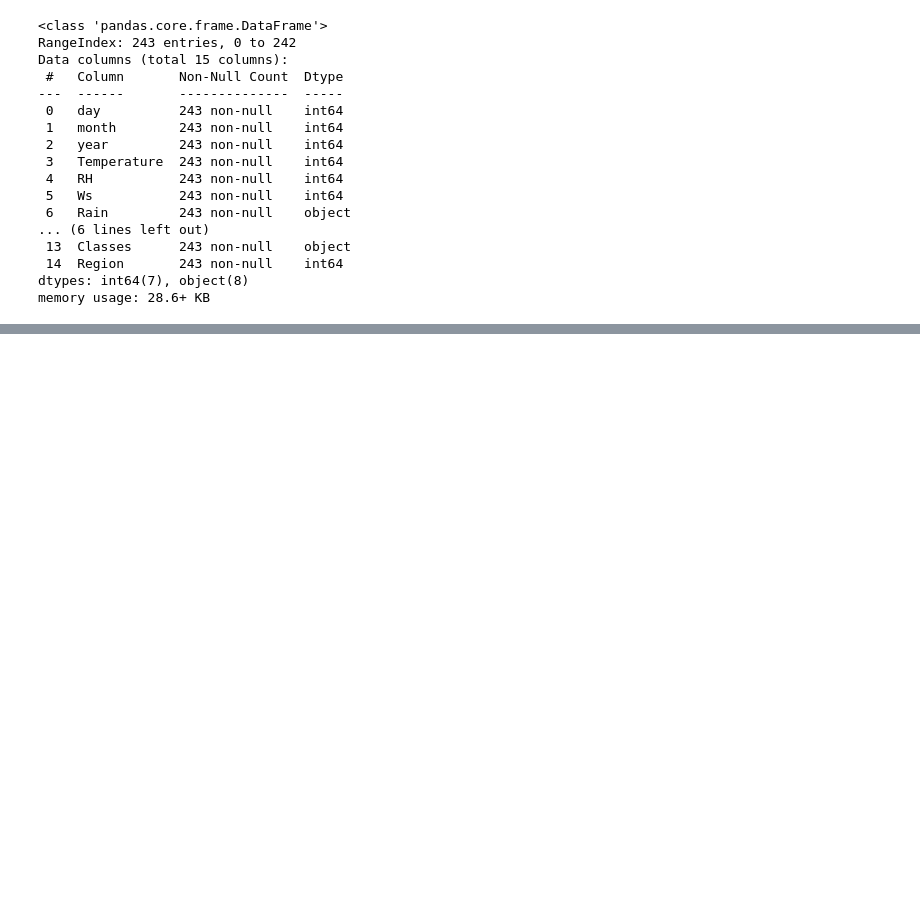
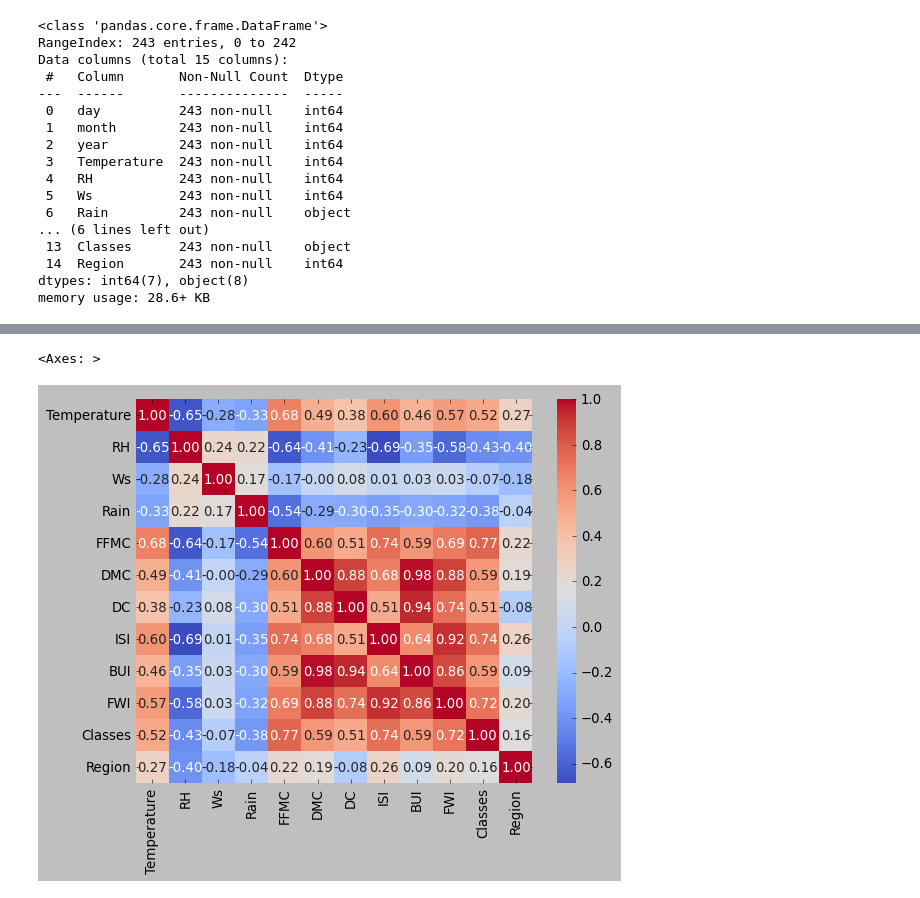
Before and after one commit to broly18814/my-codes, a Jupyter notebook: Ridge,lassoregression.ipynb, the cells around one changed output, grey strips where cells are left out. Cells and saved outputs as stored; diff of their text form; code cells hidden in the pictures; blank space fills up the shorter version.

```diff
--- a/Ridge,lassoregression.ipynb
+++ b/Ridge,lassoregression.ipynb
@@ -204,0 +309,5 @@ memory usage: 28.6+ KB
+# %%
+sns.heatmap(df1.corr(), annot=True, cmap='coolwarm', fmt='.2f')
+# %% [output]
+<Axes: >
+[figure, added]
```
Also changed, not shown: parts of 11 cells of this notebook, 2 other files.
